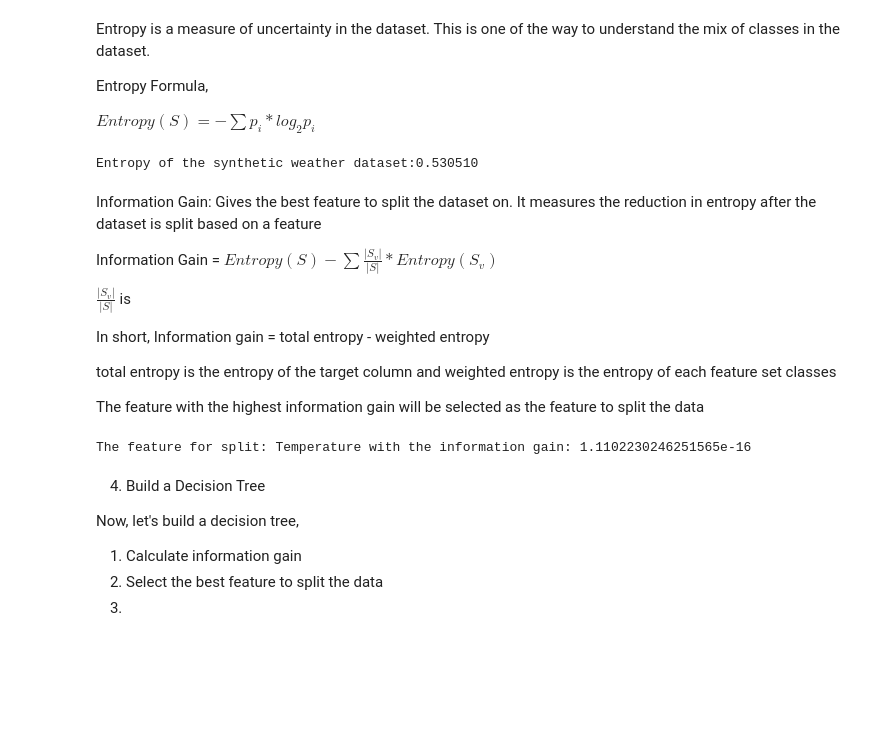
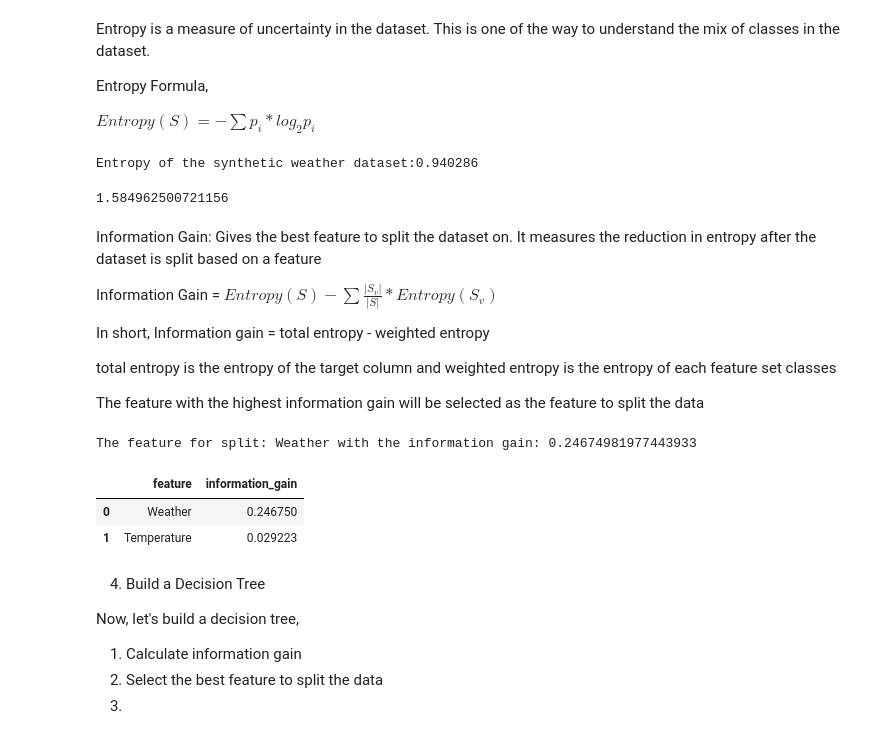
Before and after one commit to Abbhiraami/algorithm_scratch, a Jupyter notebook: dt_scratch.ipynb, the cells around one changed output. Saved outputs shown, nothing was run; the diff lists cells and outputs as text; code cells hidden in the pictures; blank space fills up the shorter version.

```diff
--- a/dt_scratch.ipynb
+++ b/dt_scratch.ipynb
@@ -42,7 +42,7 @@ $Entropy(S)=-∑ p_i * log_2 p_i$
 # %%
 ### 2. Calculate entropy
 def entropy(target_variable):
-  classes,counts=np.unique(df.PlayTennis,return_counts=True)
+  classes,counts=np.unique(target_variable,return_counts=True)
   # print(classes,counts)
   entropy=0
   for i in range(len(classes)):
@@ -50,16 +50,17 @@ def entropy(target_variable):
     log2_pi=np.log2(p_i)
     ### Summation of negative values
     entropy -= p_i*log2_pi
-    return entropy
+  return entropy
 print(f'Entropy of the synthetic weather dataset:{entropy(df["PlayTennis"]):1f}')
+entropy(dummy.Y)
 # %% [output]
-Entropy of the synthetic weather dataset:0.530510
+Entropy of the synthetic weather dataset:0.940286
+1.584962500721156
 # %% [markdown]
 Information Gain: Gives the best feature to split the dataset on. It measures the reduction in entropy after the dataset is split based on a feature
 
 Information Gain = $Entropy(S) - ∑ \frac{|S_v|}{|S|} * Entropy(S_v)$
 
-$\frac{|S_v|}{|S|}$ is
 
 In short, Information gain = total entropy - weighted entropy
 
@@ -69,35 +70,39 @@ The feature with the highest information gain will be selected as the feature to
 # %%
 def information_gain(data,feature,target):
   ### entropy of target varaible ###
   total_entropy=entropy(data[target])
   ### Distinct values of features with their respective counts ###
   feat,counts=np.unique(data[feature],return_counts=True)
   # print(feat)
 
   ### Calculate the weighted entropy of each subset of a feature ###
   weighted_entropy=0
   ### Information gain
   for i in range(len(feat)):
     # print(i)
     subset=data[data[feature]==feat[i]]
     prob=counts[i]/np.sum(counts)
     weighted_entropy +=  prob* entropy(subset[target])
-
+  # print(weighted_entropy)
   return total_entropy - weighted_entropy
 
 ### Calculating the information gain for all features
 info_gain_df=pd.DataFrame()
 for j in df[['Weather','Temperature']].columns:
   # print(j)
   info_gain=information_gain(df,j,'PlayTennis')
   gain_df=pd.DataFrame({'feature':[j],'information_gain':[info_gain]})
   info_gain_df=pd.concat([info_gain_df,gain_df]).reset_index(drop=True)
 
 info_gain_df
 
 print(f'The feature for split: {info_gain_df["feature"][np.argmax(info_gain_df.information_gain)]} with the information gain: {np.max(info_gain_df.information_gain)}')
+info_gain_df
 # %% [output]
-The feature for split: Temperature with the information gain: 1.1102230246251565e-16
+The feature for split: Weather with the information gain: 0.24674981977443933
+|  | feature | information_gain |
+| 0 | Weather | 0.246750 |
+| 1 | Temperature | 0.029223 |
 # %% [markdown]
 4. Build a Decision Tree
 
```
Also changed, not shown: parts of 3 cells of this notebook.
